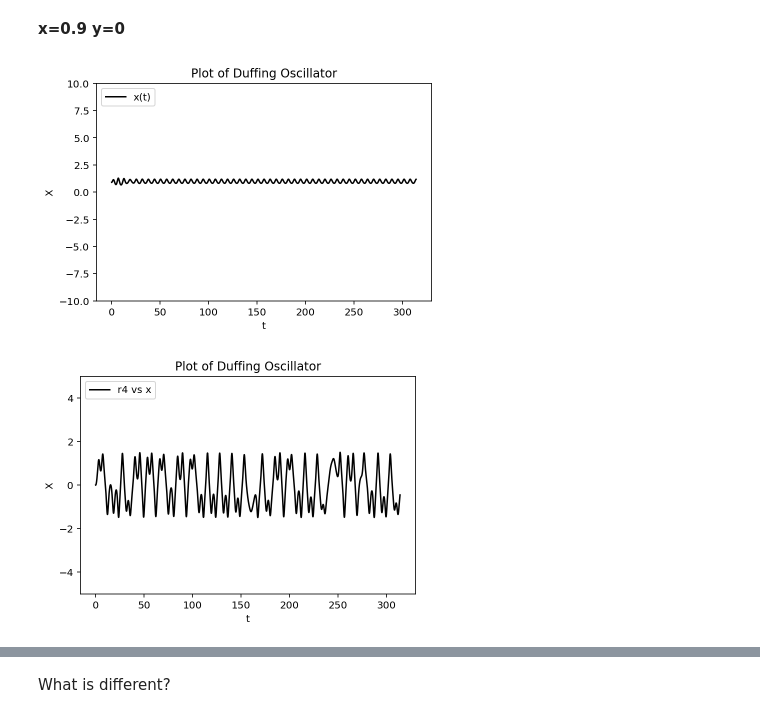
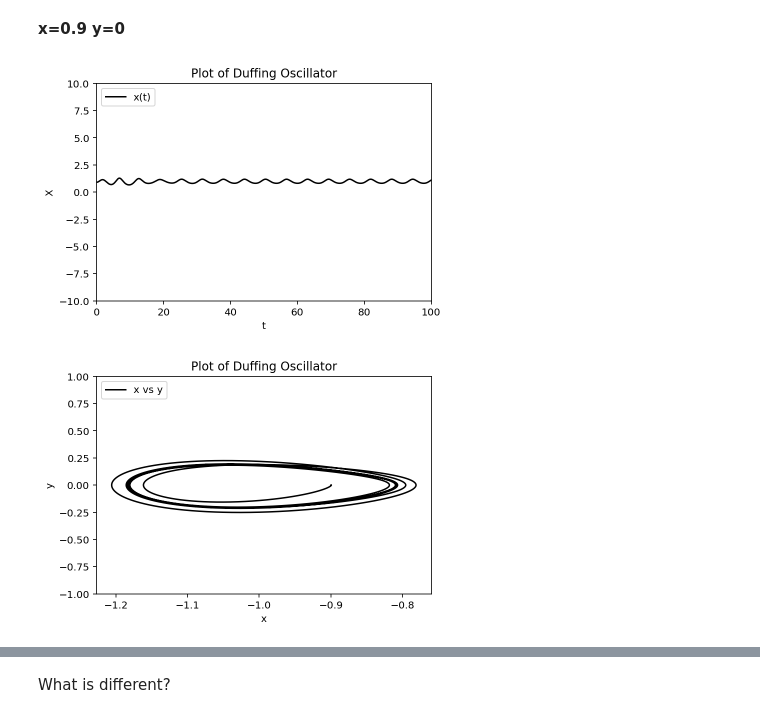
Before and after one commit to chapman-phys220-2018f/cw12-coolkidzzz, a Jupyter notebook: cw12-duffing.ipynb, the cells around one changed output, grey strips where cells are left out. Drawn from its saved outputs; the diff is of its cells as text; code cells hidden in the pictures.

```diff
--- a/cw12-duffing.ipynb
+++ b/cw12-duffing.ipynb
@@ -77,30 +78,17 @@ plt.xlabel('t')
 plt.ylabel('X')
 plt.title('Plot of Duffing Oscillator')
 plt.ylim((-10,10))
+plt.xlim((0,100))
 plt.show()
 # %% [output]
-[figure, old version]
+[figure, new version]
 # %%
-import numpy as np
-import sympy as sp
-import matplotlib.pyplot as plt
-import sombrero as sb
-
-F = .4
-x0 = 0.001
-y0 = 0
-v=.25
-w=1
-t = np.arange(0,50*(2*np.pi),0.001)
-
-x,y = sb.r4(x0,y0,F,v,w,t)
-
-plt.plot(t,x,color="k",label='r4 vs x')
+plt.plot(x,y,color="k",label='x vs y')
 plt.legend(loc='upper left') #puts legend in upper left corner
-plt.xlabel('t')
-plt.ylabel('X')
+plt.xlabel('x')
+plt.ylabel('y')
 plt.title('Plot of Duffing Oscillator')
-plt.ylim((-5,5))
+plt.ylim((-1,1))
 plt.show()
 # %% [output]
-[figure, old version]
+[figure, new version]
```
Also changed, not shown: parts of 19 cells of this notebook.
